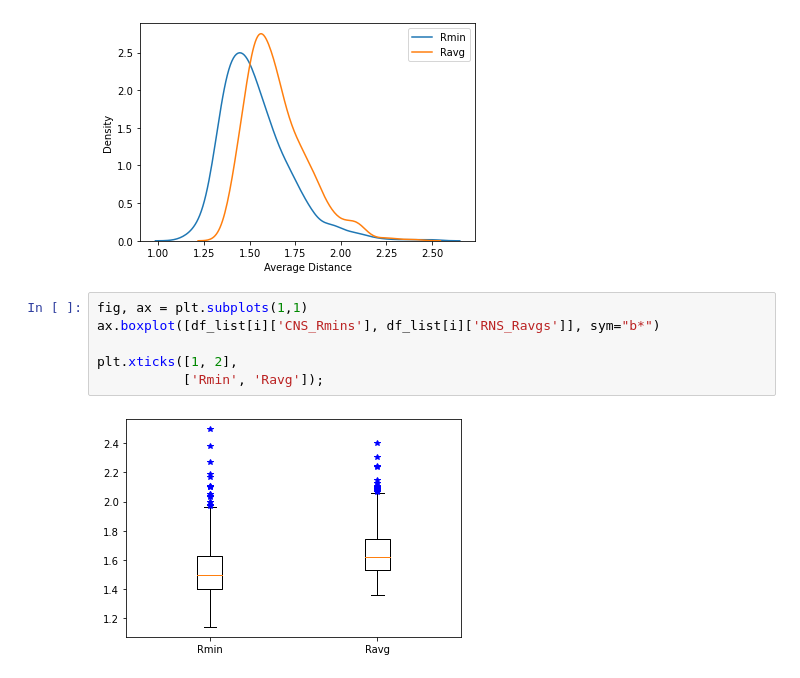
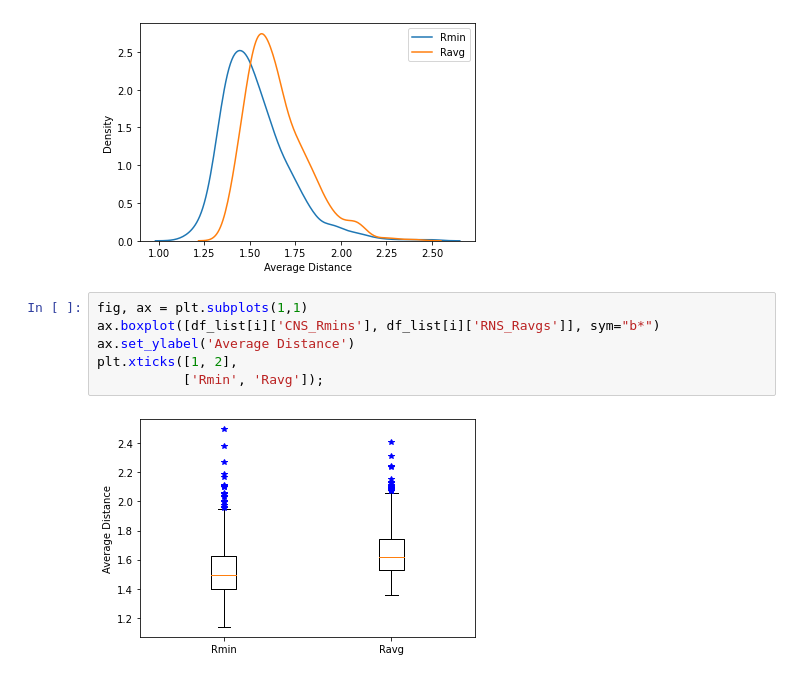
Before and after one commit to mesahwi/Birdsong_Continuity, a Jupyter notebook: example_runs/Analysis.ipynb, the cells around one changed output. Saved outputs shown, nothing was run; the diff lists cells and outputs as text.

```diff
--- a/example_runs/Analysis.ipynb
+++ b/example_runs/Analysis.ipynb
@@ -124,8 +155,8 @@ ax.set_xlabel('Average Distance');
 # %%
 fig, ax = plt.subplots(1,1)
 ax.boxplot([df_list[i]['CNS_Rmins'], df_list[i]['RNS_Ravgs']], sym="b*")
-
+ax.set_ylabel('Average Distance')
 plt.xticks([1, 2],
            ['Rmin', 'Ravg']);
 # %% [output]
-[figure, old version]
+[figure, new version]
```
Also changed, not shown: parts of 8 cells of this notebook.
